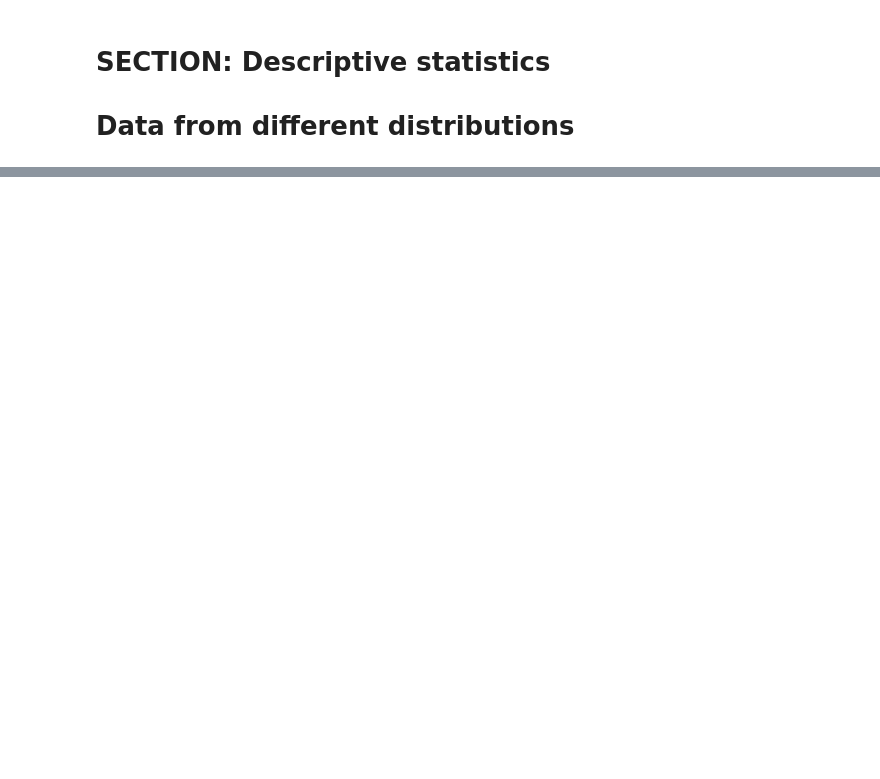
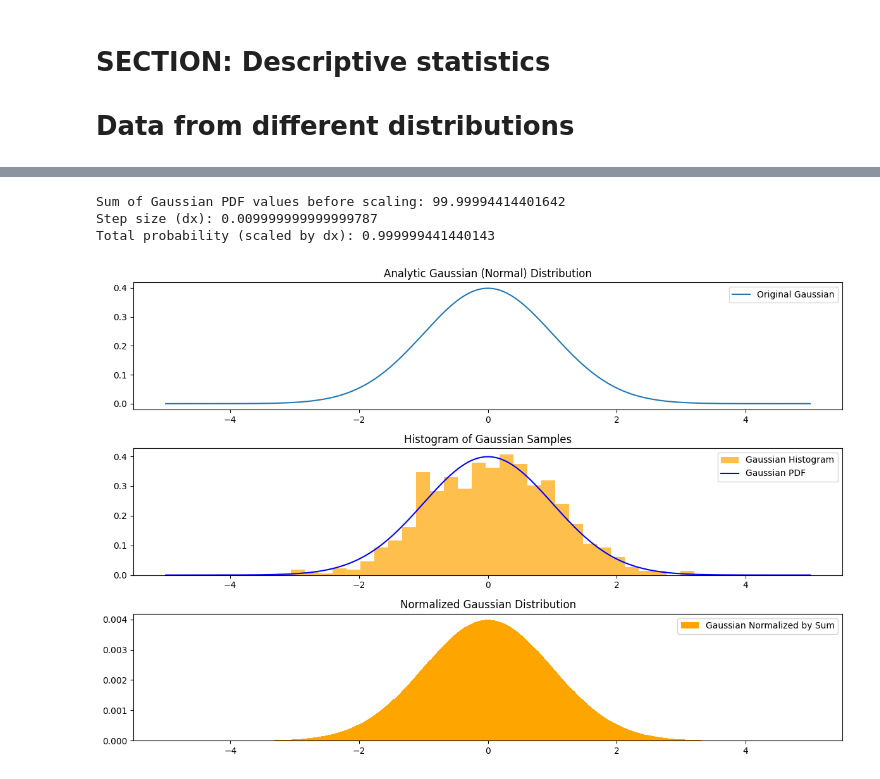
Before and after one commit to SiracencoSerghei/Statistics_and_ML, a Jupyter notebook: 2.2_descriptives/stats_descriptives_distributions.ipynb, the cells around one changed output, grey strips where cells are left out. Cells and saved outputs as stored; diff of their text form; code cells hidden in the pictures; blank space fills up the shorter version.

```diff
--- a/2.2_descriptives/stats_descriptives_distributions.ipynb
+++ b/2.2_descriptives/stats_descriptives_distributions.ipynb
@@ -134,0 +180,55 @@ plt.show()
+# %%
+
+# Number of discretizations
+N = 1001
+
+# Generate x values and compute Gaussian distribution
+x = np.linspace(-5, 5, N)
+gausdist = stats.norm.pdf(x)
+
+# Check if this is a probability distribution
+print("Sum of Gaussian PDF values before scaling:", sum(gausdist))
+
+# Calculate step size between consecutive x-values
+dx = x[1] - x[0]
+print("Step size (dx):", dx)
+
+# Sum of the PDF values scaled by dx
+total_prob = sum(gausdist) * dx
+print("Total probability (scaled by dx):", total_prob)
+
+# Generate random samples for histogram
+n_samples = 1000
+samples = np.random.normal(loc=0, scale=1, size=n_samples)
+
+# Plotting
+plt.figure(figsize=(12, 8))
+
+# First plot: Original Gaussian distribution
+plt.subplot(3, 1, 1)
+plt.plot(x, gausdist, label='Original Gaussian')
+plt.title('Analytic Gaussian (Normal) Distribution')
+plt.legend()
+
+# Second plot: Histogram of Gaussian samples normalized
+plt.subplot(3, 1, 2)
+plt.hist(samples, bins=30, density=True, color='orange', alpha=0.7, label='Gaussian Histogram')
+plt.plot(x, gausdist, color='blue', label='Gaussian PDF')  # Overlay Gaussian PDF for comparison
+plt.title('Histogram of Gaussian Samples')
+plt.legend()
+
+# Third plot: Gaussian distribution normalized by its sum as a bar plot
+plt.subplot(3, 1, 3)
+width = (x[1] - x[0])  # Width of each bar
+plt.bar(x, gausdist/sum(gausdist), width=width, color='orange', label='Gaussian Normalized by Sum')
+plt.title('Normalized Gaussian Distribution')
+plt.legend()
+
+# Show all plots
+plt.tight_layout()  # Adjust layout to prevent overlap
+plt.show()
+# %% [output]
+Sum of Gaussian PDF values before scaling: 99.99994414401642
+Step size (dx): 0.009999999999999787
+Total probability (scaled by dx): 0.999999441440143
+[figure, added]
```
Also changed, not shown: parts of 13 cells of this notebook.
